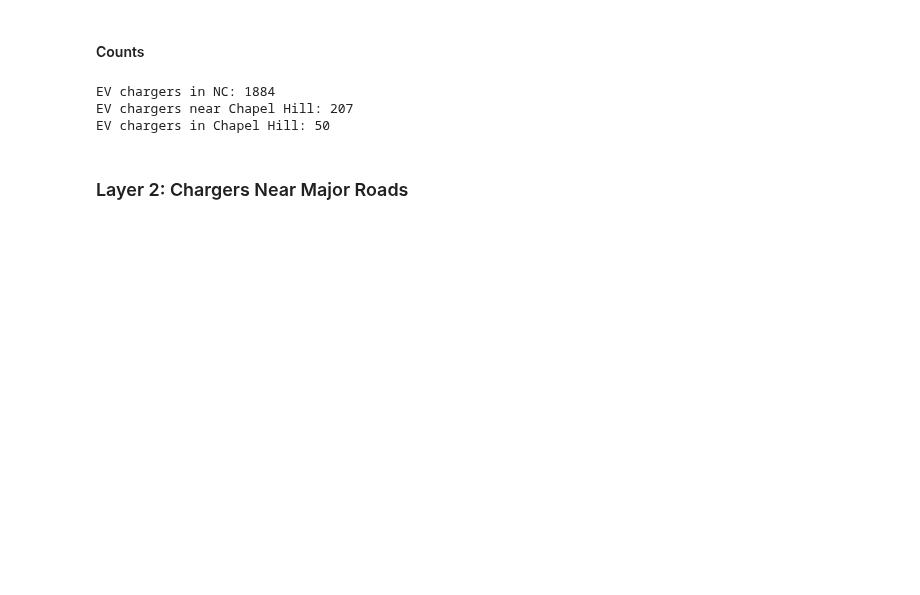
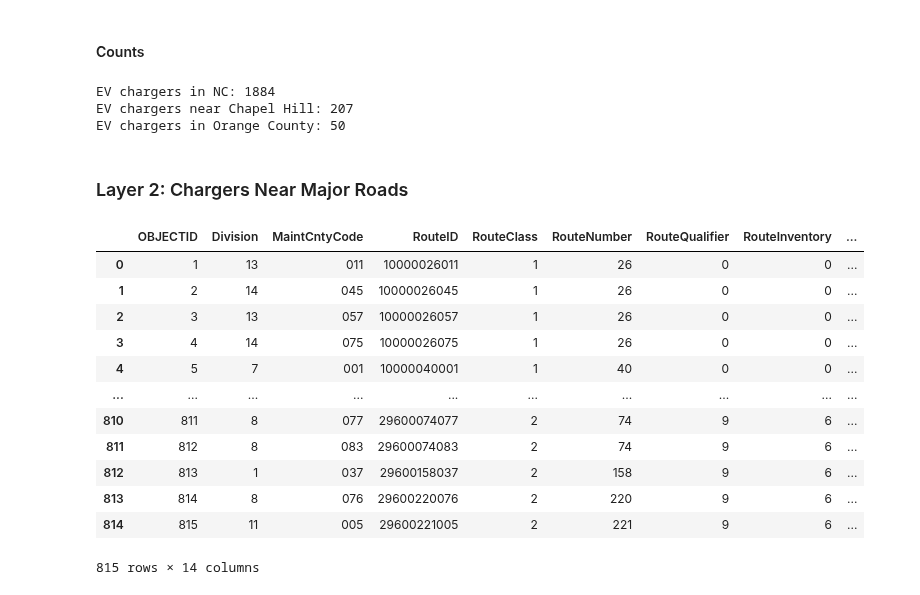
Before and after one commit to lexileach/geog592-lexleach, a Jupyter notebook: homework/week07/lexleach-hw08-geoprocessing.ipynb, the cells around one changed output. Saved outputs shown, nothing was run; the diff lists cells and outputs as text; code cells hidden in the pictures; blank space fills up the shorter version.

```diff
--- a/homework/week07/lexleach-hw08-geoprocessing.ipynb
+++ b/homework/week07/lexleach-hw08-geoprocessing.ipynb
@@ -280,10 +287,29 @@ Length: 1884, dtype: bool
 # %%
 print("EV chargers in NC:", len(chargers))
 print("EV chargers near Chapel Hill:", len(chargers[near_chap]))
-print("EV chargers in Chapel Hill:", len(chargers[chap_chargers]))
+print("EV chargers in Orange County:", len(orange_chargers))
 # %% [output]
 EV chargers in NC: 1884
 EV chargers near Chapel Hill: 207
-EV chargers in Chapel Hill: 50
+EV chargers in Orange County: 50
 # %% [markdown]
 ### Layer 2: Chargers Near Major Roads
+# %%
+# Read data
+raw_roads = gpd.read_file("data/roads.geojson")
+
+raw_roads
+# %% [output]
+|  | OBJECTID | Division | MaintCntyCode | RouteID | RouteClass | RouteNumber | RouteQualifier | RouteInventory | ... |
+| 0 | 1 | 13 | 011 | 10000026011 | 1 | 26 | 0 | 0 | ... |
+| 1 | 2 | 14 | 045 | 10000026045 | 1 | 26 | 0 | 0 | ... |
+| 2 | 3 | 13 | 057 | 10000026057 | 1 | 26 | 0 | 0 | ... |
+| 3 | 4 | 14 | 075 | 10000026075 | 1 | 26 | 0 | 0 | ... |
+| 4 | 5 | 7 | 001 | 10000040001 | 1 | 40 | 0 | 0 | ... |
+| ... | ... | ... | ... | ... | ... | ... | ... | ... | ... |
+| 810 | 811 | 8 | 077 | 29600074077 | 2 | 74 | 9 | 6 | ... |
+| 811 | 812 | 8 | 083 | 29600074083 | 2 | 74 | 9 | 6 | ... |
+| 812 | 813 | 1 | 037 | 29600158037 | 2 | 158 | 9 | 6 | ... |
+| 813 | 814 | 8 | 076 | 29600220076 | 2 | 220 | 9 | 6 | ... |
+| 814 | 815 | 11 | 005 | 29600221005 | 2 | 221 | 9 | 6 | ... |
+815 rows × 14 columns
```
Also changed, not shown: parts of 38 cells of this notebook, 1 other file.
